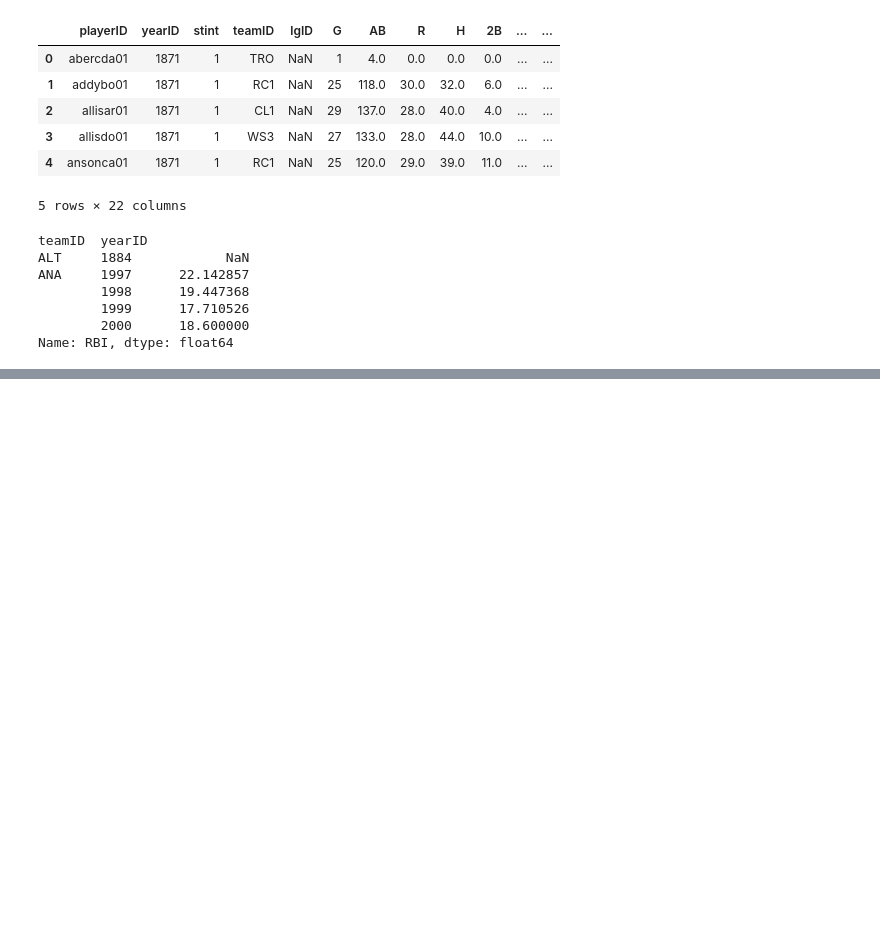
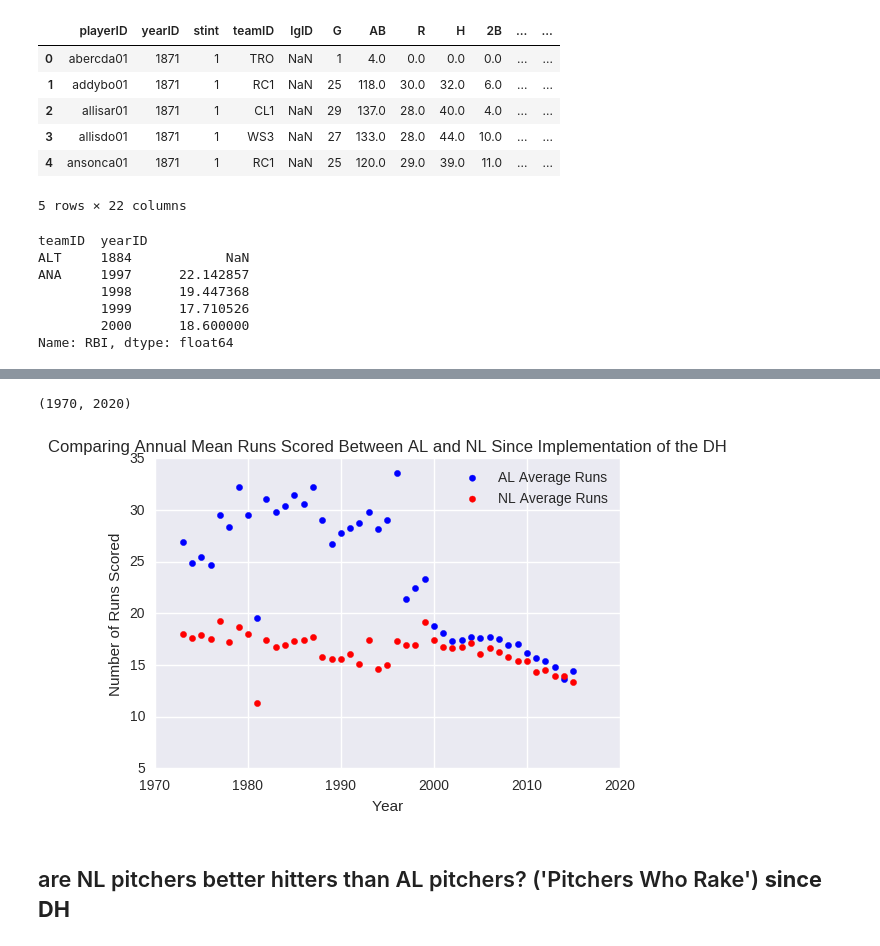
Before and after one commit to bjemcnally/Udacity-IPND-Data-Analyst-Project, a Jupyter notebook: IPND_Data_Analyst_Project.ipynb, the cells around one changed output, grey strips where cells are left out. Saved outputs shown, nothing was run; the diff lists cells and outputs as text; code cells hidden in the pictures; blank space fills up the shorter version.

```diff
--- a/IPND_Data_Analyst_Project.ipynb
+++ b/IPND_Data_Analyst_Project.ipynb
@@ -49,0 +206,22 @@ Name: HR, dtype: float64
+# %%
+%matplotlib inline
+
+x = DH_years
+y2 = AL_batting_since_DH_mean_runs_by_year
+y4 = NL_batting_since_DH_mean_runs_by_year
+
+plt.scatter(x, y2, color = 'blue', label='AL Average Runs')
+
+plt.scatter(x, y4, color = 'red', label='NL Average Runs')
+
+plt.title('Comparing Annual Mean Runs Scored Between AL and NL Since Implementation of the DH')
+plt.xlabel('Year')
+plt.ylabel('Number of Runs Scored')
+plt.legend(loc='upper right')
+plt.xlim(1970, 2020)
+# plt.ylim(0, 80)
+# %% [output]
+(1970, 2020)
+[figure, added]
+# %% [markdown]
+## are NL pitchers better hitters than AL pitchers? ('Pitchers Who Rake') **since DH**
```
Also changed, not shown: parts of 49 cells of this notebook.
